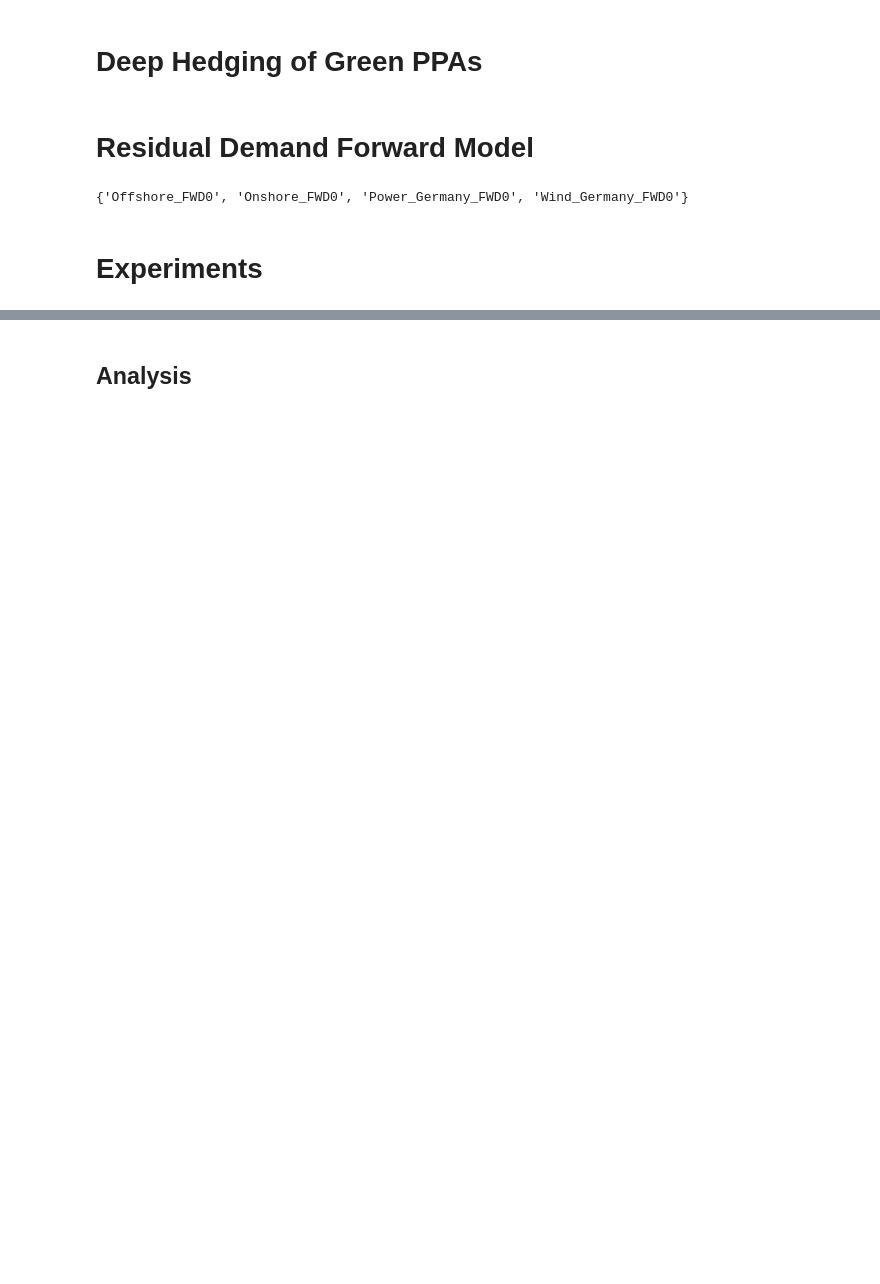
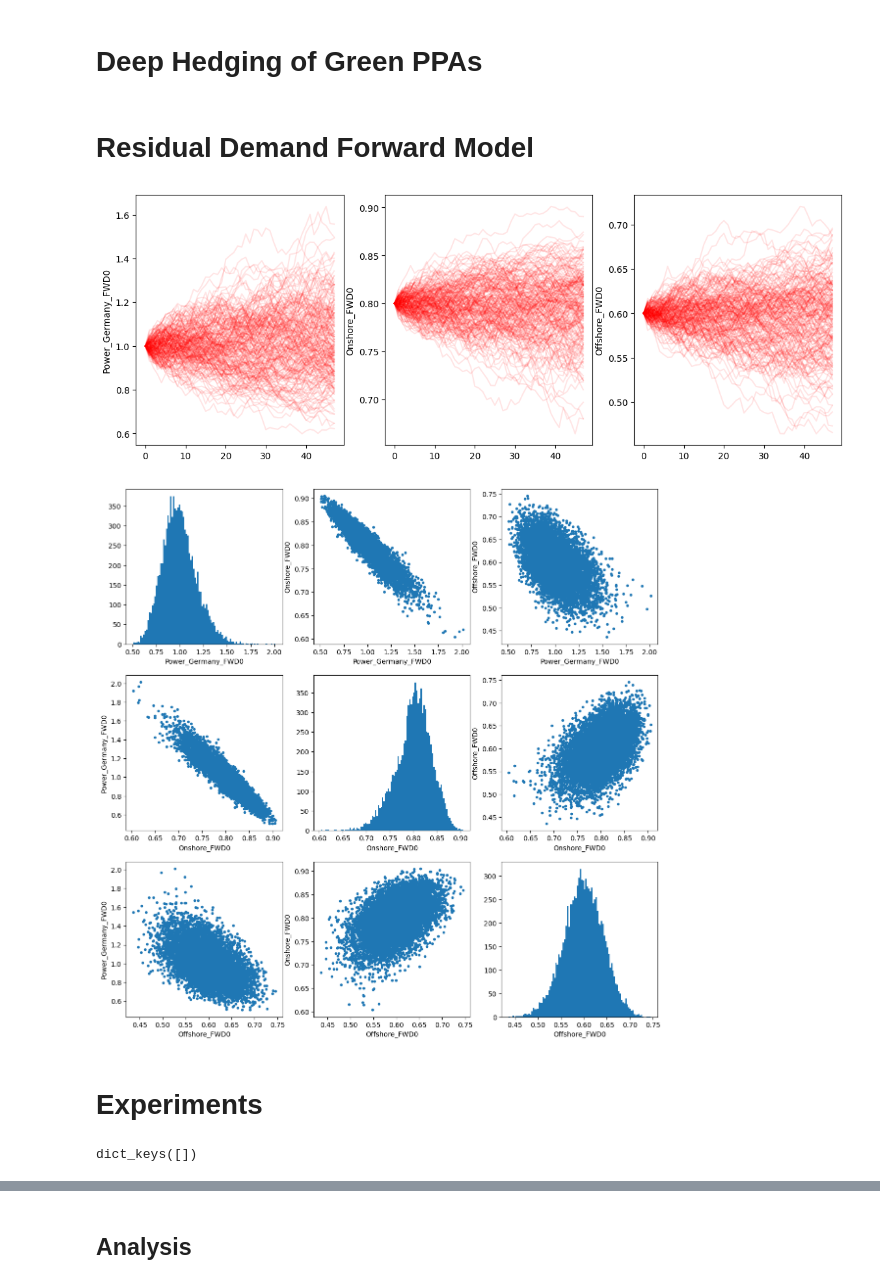
Before and after one commit to hnguyen-RIVACON/RiVaPy, a Jupyter notebook: sandbox/green_ppa/green_ppa_deep_hedging_experiments.ipynb, the cells around one changed output, grey strips where cells are left out. Cells and saved outputs as stored; diff of their text form; code cells hidden in the pictures; blank space fills up the shorter version.

```diff
--- a/sandbox/green_ppa/green_ppa_deep_hedging_experiments.ipynb
+++ b/sandbox/green_ppa/green_ppa_deep_hedging_experiments.ipynb
@@ -31,12 +31,12 @@ display(HTML("<style>.container { width:80% !important; }</style>"))
 # %% [markdown]
 # Residual Demand Forward Model
 # %%
-days = 10
+days = 2
 timegrid = np.linspace(0.0, days*1.0/365.0, days*24)
 forward_expiries = [timegrid[-1]]
 # %%
-wind_onshore = WindPowerForecastModel(region='Onshore', speed_of_mean_reversion=0.1, volatility=4.80)
-wind_offshore = WindPowerForecastModel(region='Offshore', speed_of_mean_reversion=0.5, volatility=4.80)
+wind_onshore = WindPowerForecastModel(region='Onshore', speed_of_mean_reversion=2.0, volatility=4.0)
+wind_offshore = WindPowerForecastModel(region='Offshore', speed_of_mean_reversion=2.0, volatility=3.0)
 regions = [ MultiRegionWindForecastModel.Region(
                                     wind_onshore,
                                     capacity=1000.0,
@@ -51,19 +51,22 @@ regions = [ MultiRegionWindForecastModel.Region(
           ]
 wind = MultiRegionWindForecastModel('Wind_Germany', regions)
 
-model = LinearDemandForwardModel(wind_power_forecast=wind, x_volatility=1.4 , x_mean_reversion_speed=2.0,
-                                      power_name= 'Power_Germany')
+model = LinearDemandForwardModel(wind_power_forecast=wind,
+                                 x_volatility = 4.0 ,
+                                 x_mean_reversion_speed = 0.1,
+                                 power_name= 'Power_Germany')
 # %%
 np.random.seed(42)
 rnd = np.random.normal(size=model.rnd_shape(n_sims=10_000, n_timesteps=timegrid.shape[0]))
-model_result = model.simulate(timegrid, rnd, expiries=forward_expiries,
+paths = model.simulate(timegrid, rnd, expiries=forward_expiries,
                                  initial_forecasts={'Onshore': [0.8],
                                                           'Offshore': [0.6]},
-                                power_fwd_prices = [100])
+                                power_fwd_prices = [1.0])
-# %%
-model_result.keys()
-# %% [output]
-{'Offshore_FWD0', 'Onshore_FWD0', 'Power_Germany_FWD0', 'Wind_Germany_FWD0'}
+# %%
+analysis.plot_paths(paths, None)
+# %% [output]
+[figure, added]
+[figure, added]
 # %% [markdown]
 # Experiments
 # %%
@@ -77,6 +80,10 @@ spec = GreenPPASpecification(udl='Power_Germany',
                              max_capacity = 1.0)
 # %%
 repo = analysis.Repo('./experiments/')
+# %%
+repo.results.keys()
+# %% [output]
+dict_keys([])
 # %%
 pricing_results = repo.run(val_date,
                            spec, model,
```
Also changed, not shown: parts of 13 cells of this notebook, 2 other files.
